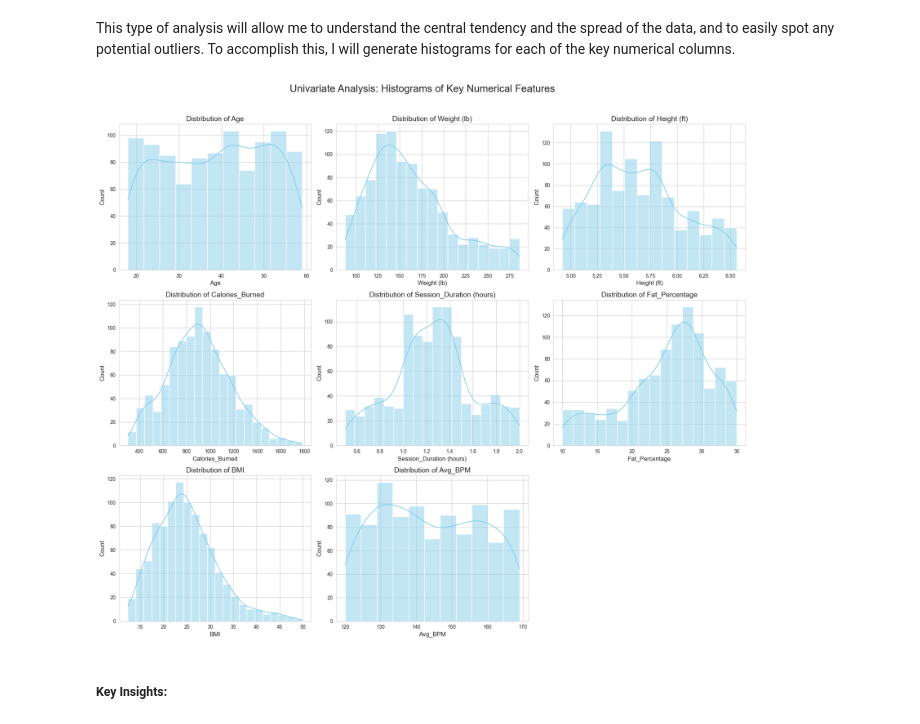
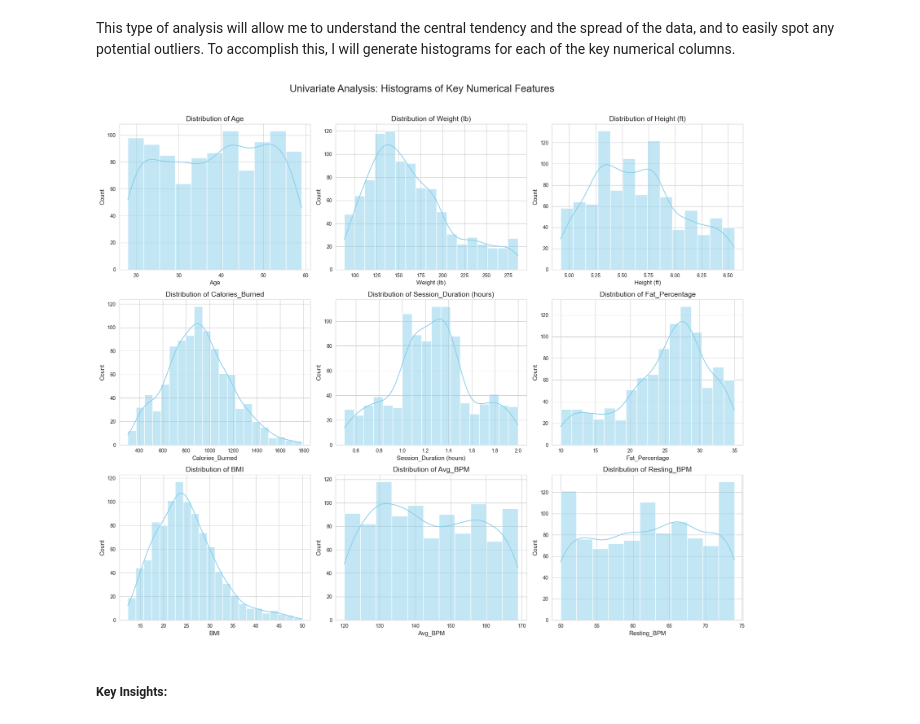
Before and after one commit to axelcabato/da-proj-1, a Jupyter notebook: 1stDAProject.ipynb, the cells around one changed output. Saved outputs shown, nothing was run; the diff lists cells and outputs as text; code cells hidden in the pictures.

```diff
--- a/1stDAProject.ipynb
+++ b/1stDAProject.ipynb
@@ -189,7 +191,7 @@ df_copy = df.copy()
 
 # Define the numerical features for univariate analysis
 numerical_features = ["Age", "Weight (lb)", "Height (ft)", "Calories_Burned",
-                      "Session_Duration (hours)", "Fat_Percentage", "BMI", "Avg_BPM"]
+                      "Session_Duration (hours)", "Fat_Percentage", "BMI", "Avg_BPM", "Resting_BPM"]
 
 # Set the style for the plots
 sns.set_style("whitegrid")
@@ -205,34 +207,34 @@ axes = axes.flatten()
 for i, feature in enumerate(numerical_features):
     ax = axes[i]
     # Use seaborn's histplot to create a histogram with a KDE curve
     sns.histplot(data=df_copy, x=feature, kde=True, ax=ax, color="skyblue")
     ax.set_title(f"Distribution of {feature}", fontsize=14)
     ax.set_xlabel(feature, fontsize=12)
     ax.set_ylabel("Count", fontsize=12)
 
 # Hide any unused subplots (in a 3x3 grid, there is 1 unused subplot for 8 features)
 for j in range(len(numerical_features), len(axes)):
     axes[j].axis("off")
 
 # Set a main title for the entire figure
 fig.suptitle(
     "Univariate Analysis: Histograms of Key Numerical Features", fontsize=20, y=1.02
 )
 
 # Apply tight layout for non-overlapping plots
 plt.tight_layout()
 
 # --- FINAL COMMANDS (Updated) ---
 # 1. Save the figure to a file
 plt.savefig('univariate_histograms.png')
 
 # 2. Display the figure on the screen
 plt.show()
 
 # 3. Close the figure and free up memory
 plt.close()
 # %% [output]
-[figure, old version]
+[figure, new version]
 # %% [markdown]
 ##### Key Insights:
 # %% [markdown]
```
Also changed, not shown: parts of 9 cells of this notebook, 1 other file.
